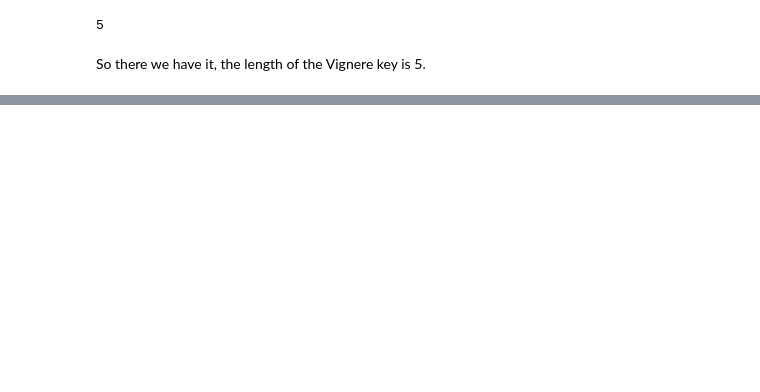
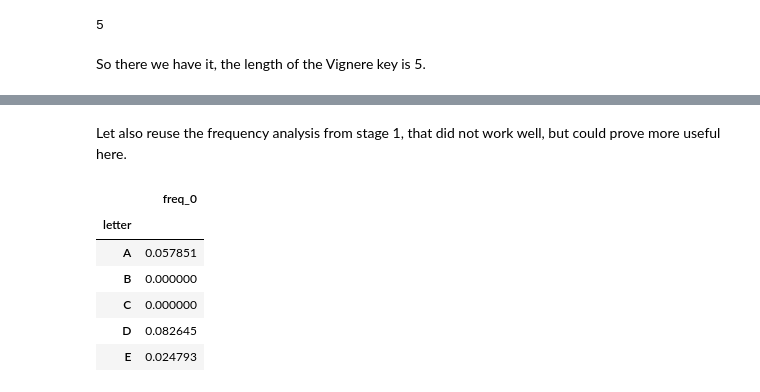
Before and after one commit to FlorianGD/cipher-challenge, a Jupyter notebook: stage-4.ipynb, the cells around one changed output, grey strips where cells are left out. Drawn from its saved outputs; the diff is of its cells as text; code cells hidden in the pictures; blank space fills up the shorter version.

Commit message:
add solution for stage 4

```diff
--- a/stage-4.ipynb
+++ b/stage-4.ipynb
@@ -168,0 +172,2 @@ So there we have it, the length of the Vignere key is 5.
+# %%
+ciphers = [cipher_text[i::5] for i in range(5)]
@@ -168,0 +197,2 @@ So there we have it, the length of the Vignere key is 5.
+# %% [markdown]
+Let also reuse the frequency analysis from stage 1, that did not work well, but could prove more useful here.
@@ -168,0 +218,10 @@ So there we have it, the length of the Vignere key is 5.
+# %%
+create_freq_df(ciphers[0], "freq_0").head()
+# %% [output]
+|  | freq_0 |
+| letter |  |
+| A | 0.057851 |
+| B | 0.000000 |
+| C | 0.000000 |
+| D | 0.082645 |
+| E | 0.024793 |
```
Also changed, not shown: parts of 20 cells of this notebook.
